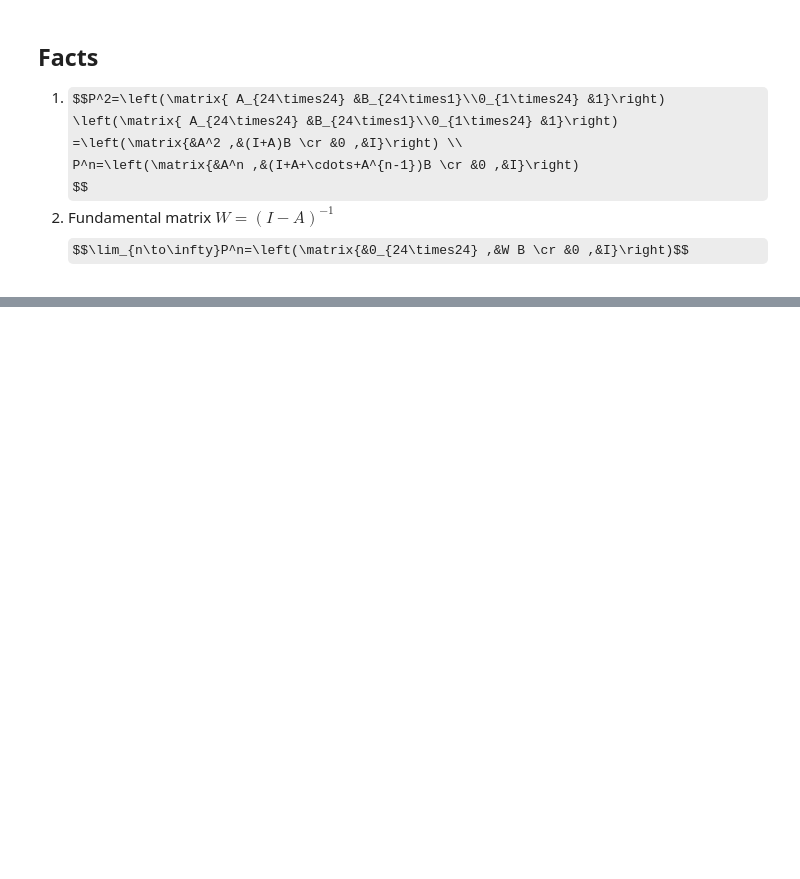
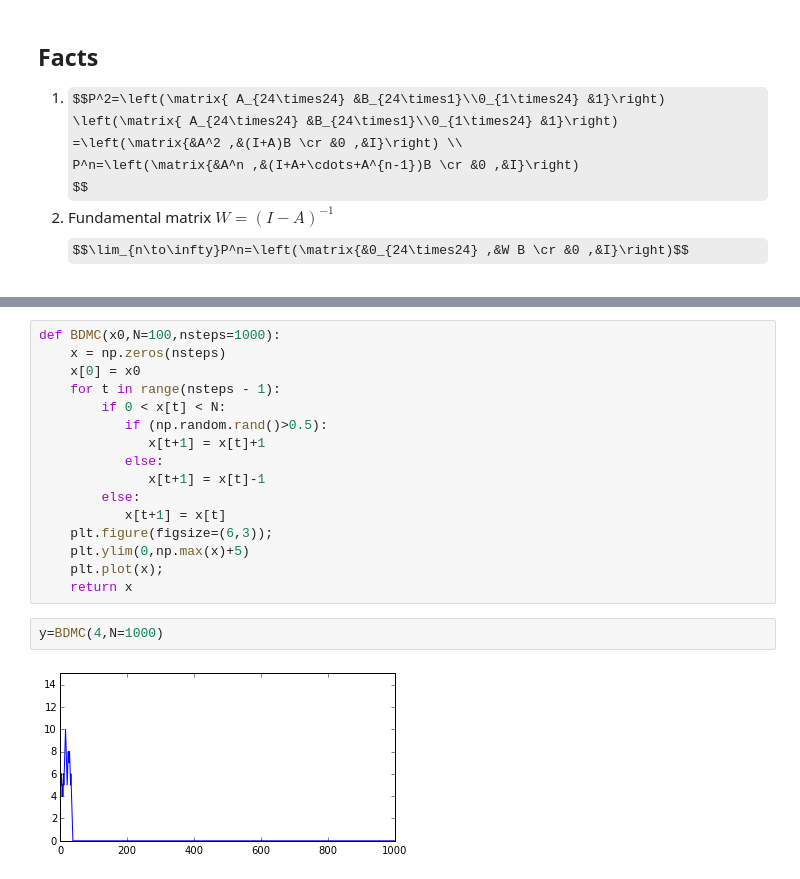
Before and after one commit to cchuang2009/math-2015-2, a Jupyter notebook: 7/2015-12-14.ipynb, the cells around one changed output, grey strips where cells are left out. Cells and saved outputs as stored; diff of their text form; some formulas as TeX source; blank space fills up the shorter version.

```diff
--- a/7/2015-12-14.ipynb
+++ b/7/2015-12-14.ipynb
@@ -1105,0 +1408,20 @@ Answer: Tseng's playbook gets 0.628 (**RP(2,1)**, 1 0ut and one on two base) sma
+# %%
+def BDMC(x0,N=100,nsteps=1000):
+    x = np.zeros(nsteps)
+    x[0] = x0
+    for t in range(nsteps - 1):
+        if 0 < x[t] < N:
+           if (np.random.rand()>0.5):
+              x[t+1] = x[t]+1
+           else:
+              x[t+1] = x[t]-1
+        else:
+           x[t+1] = x[t]
+    plt.figure(figsize=(6,3));
+    plt.ylim(0,np.max(x)+5)
+    plt.plot(x);
+    return x
+# %%
+y=BDMC(4,N=1000)
+# %% [output]
+[figure, added]
```
Also changed, not shown: parts of 55 cells of this notebook.
